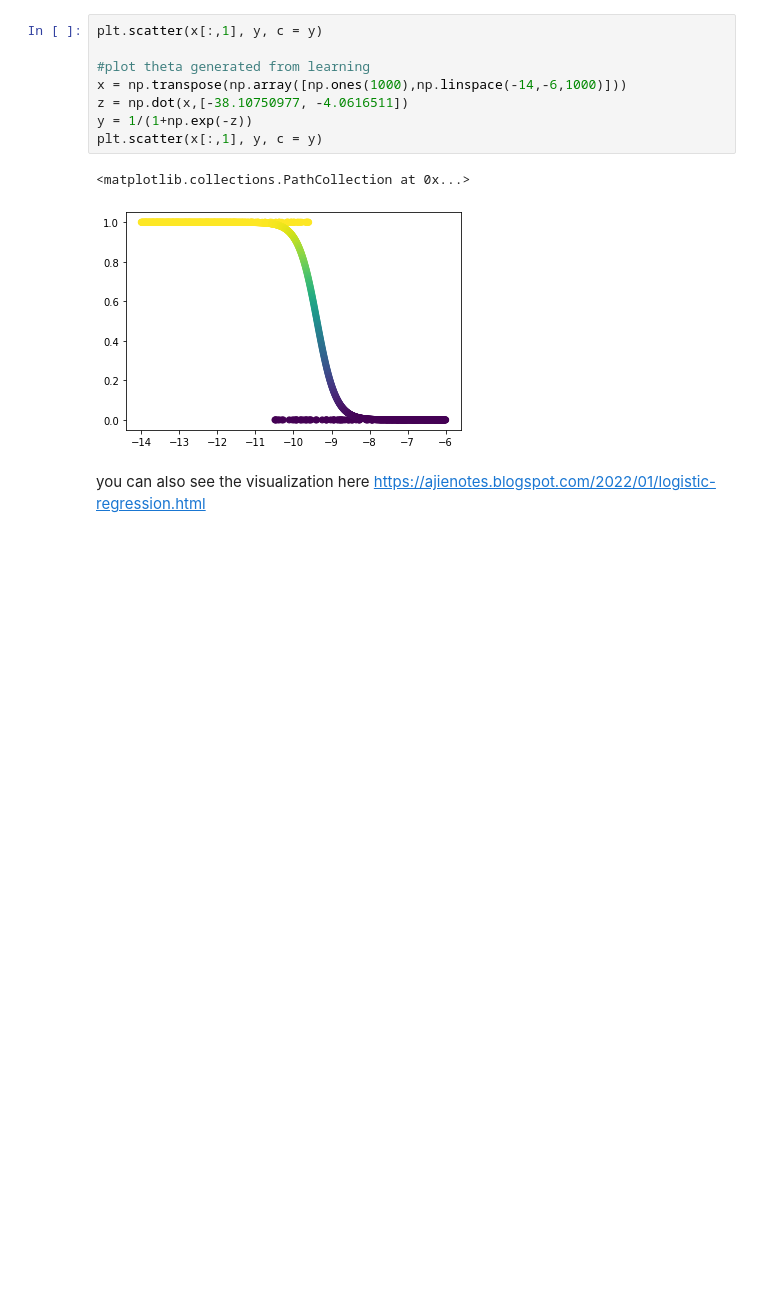
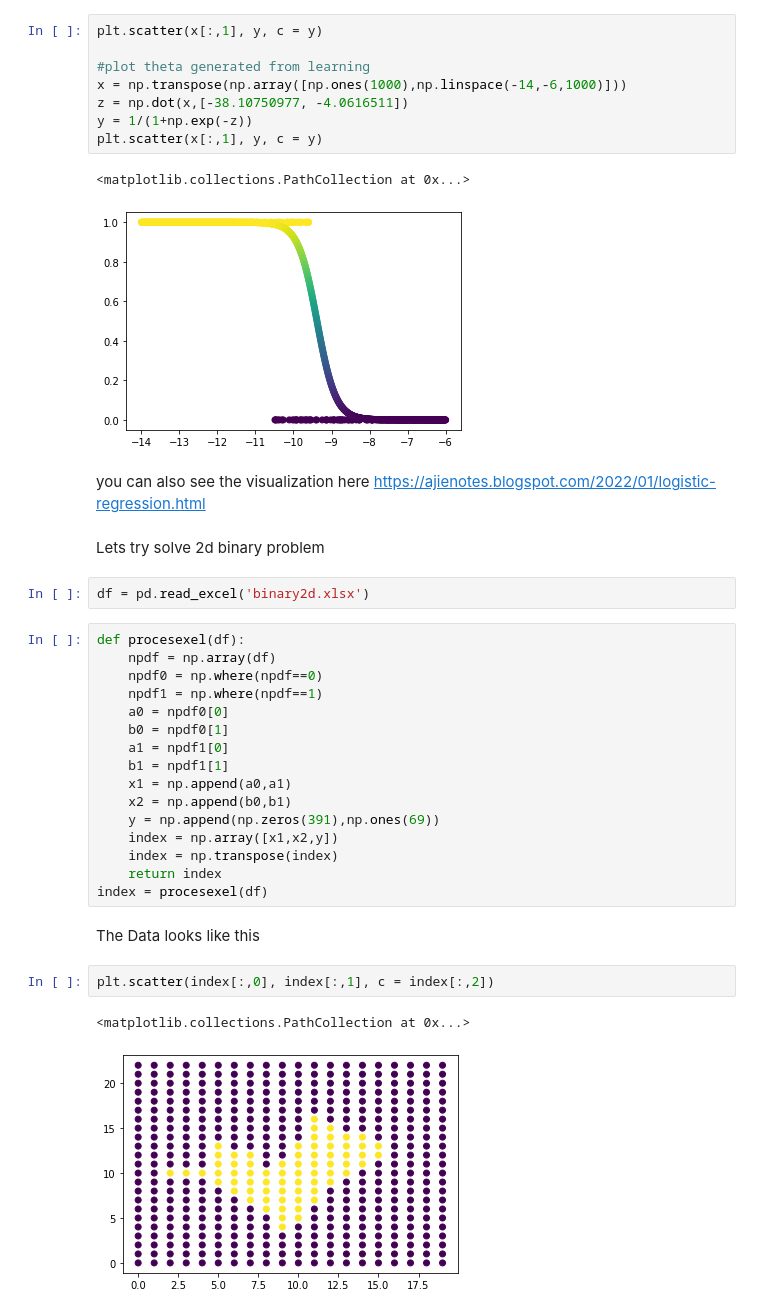
Before and after one commit to ajiekurniawansaputra/RegressionVisualize, a Jupyter notebook: LogisticRegression/Logistic Regression Notebook.ipynb, the cells around one changed output. Drawn from its saved outputs; the diff is of its cells as text; blank space fills up the shorter version.

Commit message:
add 2d visualize to logistic regression

```diff
--- a/LogisticRegression/Logistic Regression Notebook.ipynb
+++ b/LogisticRegression/Logistic Regression Notebook.ipynb
@@ -172,3 +173,30 @@ plt.scatter(x[:,1], y, c = y)
 [figure]
 # %% [markdown]
 you can also see the visualization here https://ajienotes.blogspot.com/2022/01/logistic-regression.html
+# %% [markdown]
+Lets try solve 2d binary problem
+# %%
+df = pd.read_excel('binary2d.xlsx')
+# %%
+def procesexel(df):
+    npdf = np.array(df)
+    npdf0 = np.where(npdf==0)
+    npdf1 = np.where(npdf==1)
+    a0 = npdf0[0]
+    b0 = npdf0[1]
+    a1 = npdf1[0]
+    b1 = npdf1[1]
+    x1 = np.append(a0,a1)
+    x2 = np.append(b0,b1)
+    y = np.append(np.zeros(391),np.ones(69))
+    index = np.array([x1,x2,y])
+    index = np.transpose(index)
+    return index
+index = procesexel(df)
+# %% [markdown]
+The Data looks like this
+# %%
+plt.scatter(index[:,0], index[:,1], c = index[:,2])
+# %% [output]
+<matplotlib.collections.PathCollection at 0x...>
+[figure, added]
```
Also changed, not shown: parts of 8 cells of this notebook, 2 other files.
